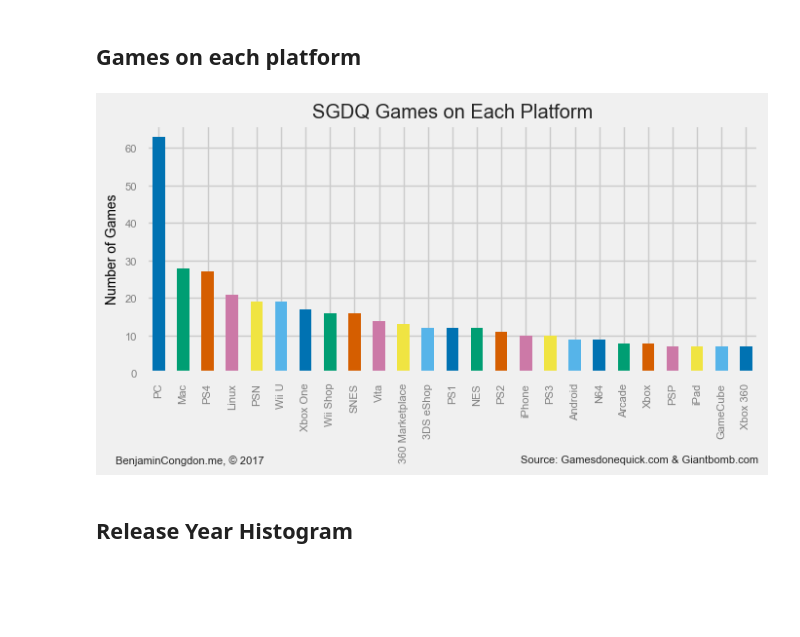
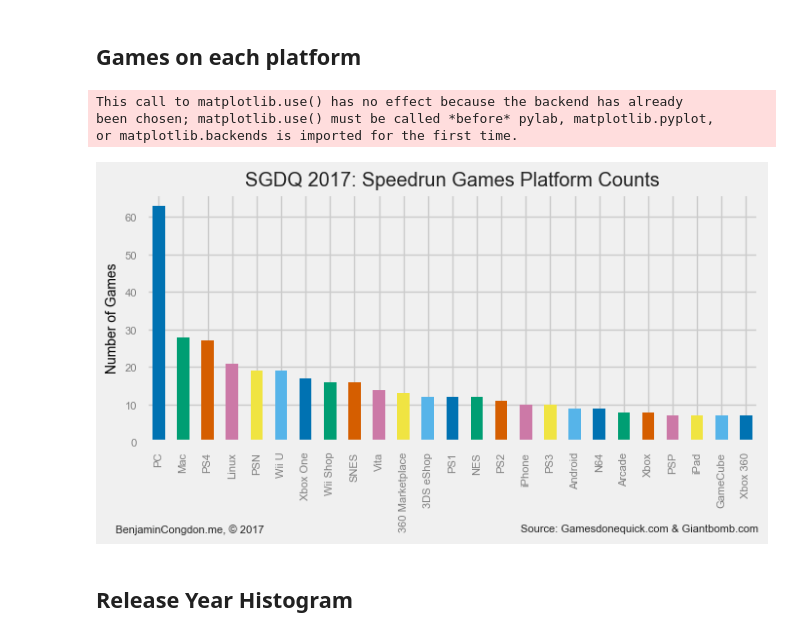
Before and after one commit to bcongdon/sgdq-2017-schedule-analysis, a Jupyter notebook: SGDQ-2017-Schedule-Analysis.ipynb, the cells around one changed output. Saved outputs shown, nothing was run; the diff lists cells and outputs as text; code cells hidden in the pictures; blank space fills up the shorter version.

```diff
--- a/SGDQ-2017-Schedule-Analysis.ipynb
+++ b/SGDQ-2017-Schedule-Analysis.ipynb
@@ -101,35 +92,38 @@ plt.rcParams['font.size'] = 10
 plt.rcParams['font.weight'] = 'normal'
 plt.rcParams['axes.labelcolor'] = 'black'
 plt.rcParams['axes.labelsize'] = 10
 plt.rcParams['figure.titleweight'] = 'bold'
 plt.rcParams['axes.labelweight'] = 'normal'
 
 plt.rcParams['xtick.color'] = 'grey'
 plt.rcParams['ytick.color'] = 'grey'
 plt.rcParams['xtick.labelsize'] = 8
 plt.rcParams['ytick.labelsize'] = 8
 plt.rcParams['figure.titlesize'] = 12
 
 palette = itertools.cycle(sns.color_palette('colorblind', 25))
 
 platforms = list()
 for game in actual_games:
     if 'platforms' in game['data'] and game['data']['platforms']:
         platforms += ([x['name'] for x in game['data']['platforms']])
 platforms = pd.Series(platforms)
 figure = plt.figure(figsize=(720/100, 475/100), dpi=100)
 ax = platforms.value_counts()[:25].plot(kind='bar', color = [palette.next() for x in range(25)])
 
 ax.set_xticklabels([platform_names[x] for x in platforms.value_counts()[:25].index])
 
 plt.ylabel('Number of Games')
-plt.title("{} Games on Each Platform".format(EVENT_SHORTHAND))
+plt.title("{} {}: Speedrun Games Platform Counts".format(EVENT_SHORTHAND, EVENT_YEAR))
 ax.yaxis.set_ticks_position('left')
 ax.xaxis.set_ticks_position('bottom')
 add_info(ax, 1, -.35, -.05, -.35)
 save_renders('general_platform_counts')
 # %% [output]
+This call to matplotlib.use() has no effect because the backend has already
+been chosen; matplotlib.use() must be called *before* pylab, matplotlib.pyplot,
+or matplotlib.backends is imported for the first time.
-[figure, old version]
+[figure, new version]
 # %% [markdown]
 ## Release Year Histogram
 # %%
```
Also changed, not shown: parts of 8 cells of this notebook, 16 other files.
